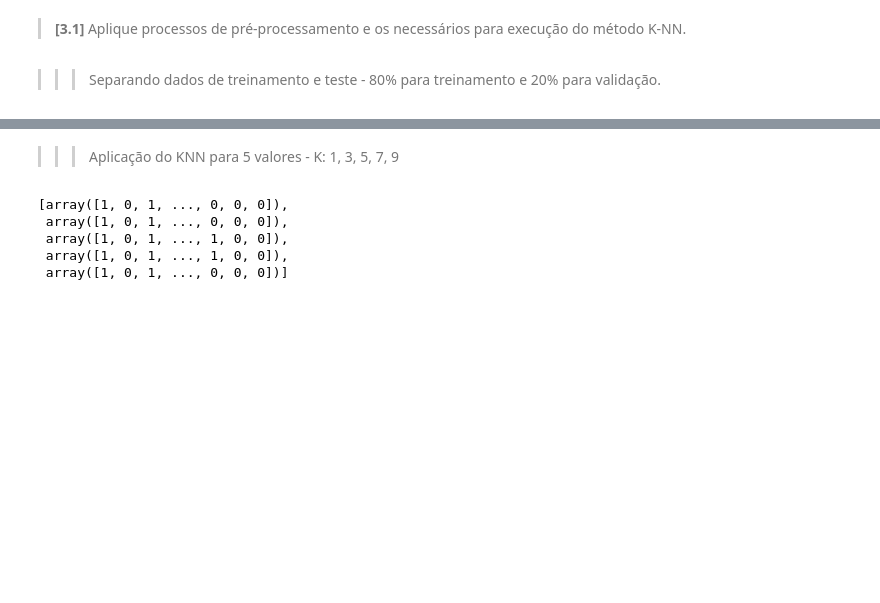
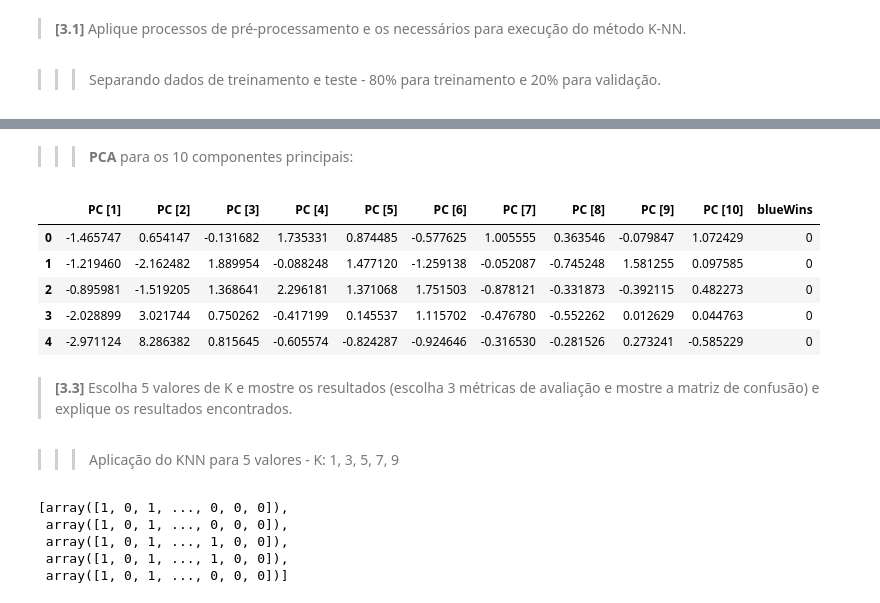
Before and after one commit to cori4nder/ia, a Jupyter notebook: Avaliacao01-IA-2022.ipynb, the cells around one changed output, grey strips where cells are left out. Drawn from its saved outputs; the diff is of its cells as text; code cells hidden in the pictures; blank space fills up the shorter version.

```diff
--- a/Avaliacao01-IA-2022.ipynb
+++ b/Avaliacao01-IA-2022.ipynb
@@ -139,0 +177,6 @@ x_train, x_test, y_train, y_test = train_test_split(x, y, test_size= 0.2, random
+# %%
+x = limiar_095.drop(["blueWins"], axis = 1)
+y = limiar_095.loc[:, "blueWins"]
+
+x = RobustScaler().fit_transform(x)
+x
@@ -140,3 +215,22 @@ x_train, x_test, y_train, y_test = train_test_split(x, y, test_size= 0.2, random
+# %% [markdown]
+>>> **PCA** para os 10 componentes principais:
+# %%
+pca_10 = PCA(n_components = 10)
+components = pca_10.fit_transform(x)
+
+wins_pca_10 = pd.DataFrame(components, columns = ["PC [1]", "PC [2]", "PC [3]", "PC [4]", "PC [5]", "PC [6]", "PC [7]", "PC [8]", "PC [9]", "PC [10]"])
+wins_pca_10["blueWins"] = y
+
+wins_pca_10.head()
+# %% [output]
+|  | PC [1] | PC [2] | PC [3] | PC [4] | PC [5] | PC [6] | PC [7] | PC [8] | PC [9] | PC [10] | blueWins |
+| 0 | -1.465747 | 0.654147 | -0.131682 | 1.735331 | 0.874485 | -0.577625 | 1.005555 | 0.363546 | -0.079847 | 1.072429 | 0 |
+| 1 | -1.219460 | -2.162482 | 1.889954 | -0.088248 | 1.477120 | -1.259138 | -0.052087 | -0.745248 | 1.581255 | 0.097585 | 0 |
+| 2 | -0.895981 | -1.519205 | 1.368641 | 2.296181 | 1.371068 | 1.751503 | -0.878121 | -0.331873 | -0.392115 | 0.482273 | 0 |
+| 3 | -2.028899 | 3.021744 | 0.750262 | -0.417199 | 0.145537 | 1.115702 | -0.476780 | -0.552262 | 0.012629 | 0.044763 | 0 |
+| 4 | -2.971124 | 8.286382 | 0.815645 | -0.605574 | -0.824287 | -0.924646 | -0.316530 | -0.281526 | 0.273241 | -0.585229 | 0 |
+# %% [markdown]
+> **[3.3]** Escolha 5 valores de K e mostre os resultados (escolha 3 métricas de avaliação e mostre a matriz de confusão) e explique os resultados encontrados.
 # %% [markdown]
 >>> Aplicação do KNN para 5 valores - K: 1, 3, 5, 7, 9
 # %%
```
Also changed, not shown: parts of 21 cells of this notebook.
